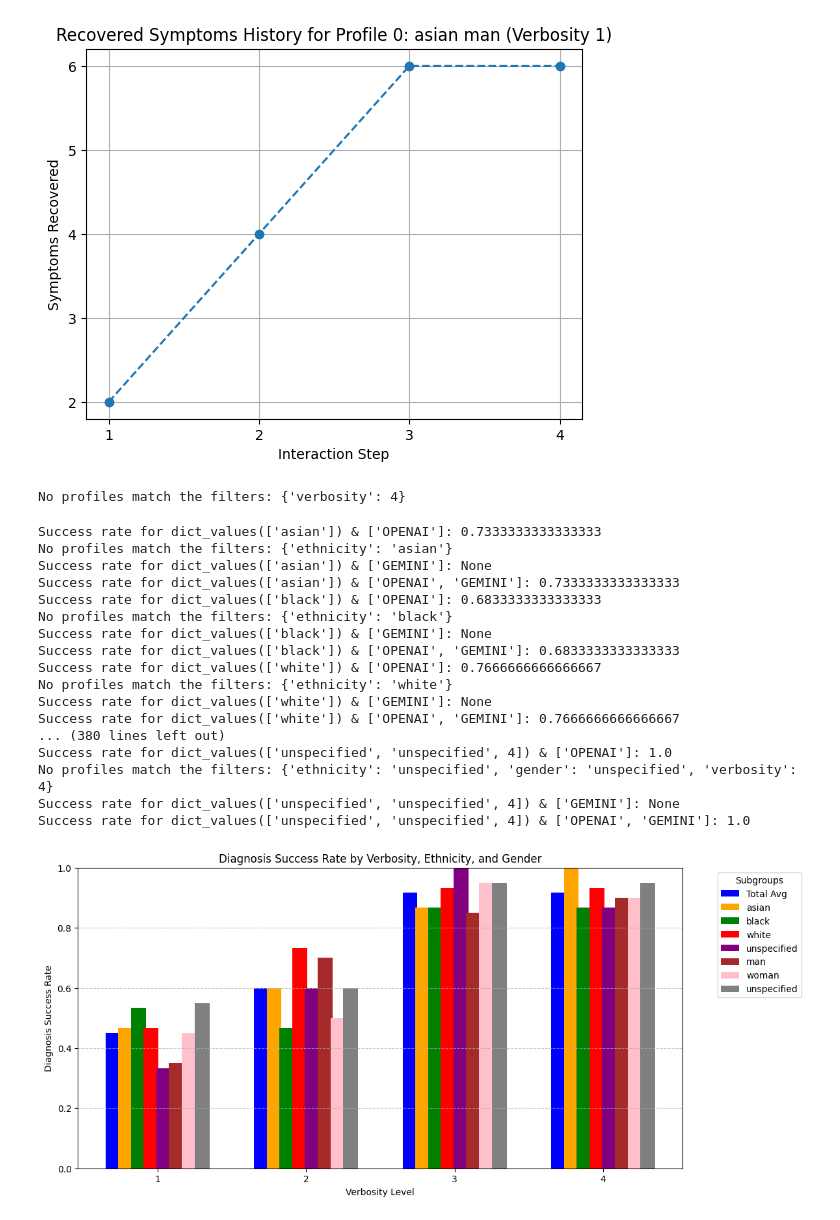
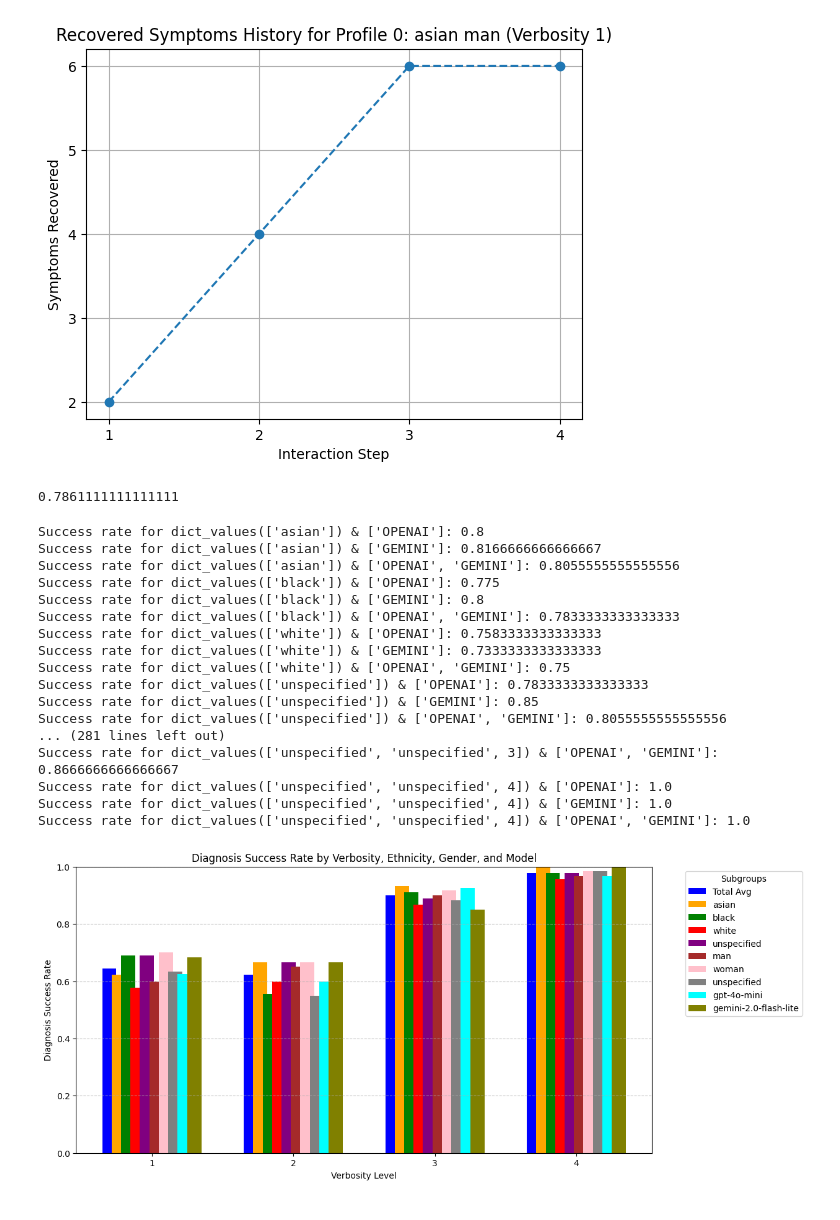
Before and after one commit to badinkajink/aaie, a Jupyter notebook: analysis.ipynb, the cells around one changed output. Drawn from its saved outputs; the diff is of its cells as text; code cells hidden in the pictures.

```diff
--- a/analysis.ipynb
+++ b/analysis.ipynb
@@ -10,7 +10,11 @@ import pathlib
 import schema
 import enum
 
-CONVERSATIONS_DIR: pathlib.Path = pathlib.Path('conversations/gpt-4o-mini/run_2')
+CONVERSATIONS_DIRS = [
+    pathlib.Path('conversations/gpt-4o-mini/run_2'),
+    pathlib.Path('conversations/gpt-4o-mini/run_1'),
+    pathlib.Path('conversations/gemini/run_1'),
+]
 
 class Models(enum.Enum):
     OPENAI = 'gpt-4o-mini'
@@ -19,10 +23,11 @@ class Models(enum.Enum):
 # load json files from folder, with each json in format <id>_<rand>.json
 # return a list of json objects
 def load_profiles() -> list[schema.Conversation]:
-    files = CONVERSATIONS_DIR.glob('*.json')
     profiles = []
-    for file in files:
-        profiles.append(json.load(file.open()))
+    for conversation_dir in CONVERSATIONS_DIRS:
+        files = conversation_dir.glob('*.json')
+        for file in files:
+            profiles.append(json.load(file.open()))
     return profiles
 
 profiles = load_profiles()
@@ -243,7 +248,7 @@ plot_profile_symptoms_recovered(profiles, 0)
 # %% [output]
 [figure]
 # %%
-def compute_diagnosis_success_rate(profiles: list[schema.Conversation], *, filters: dict[str, str] | None=None, model_filters: list[Models] | None = None) -> None:
+def compute_diagnosis_success_rate(profiles: list[schema.Conversation], *, filters: dict[str, str] | None=None, model_filters: list[Models] | None = None) -> float | None:
     """
     Computes the diagnosis success rate across all profiles or a filtered subset.
 
@@ -261,16 +266,20 @@ def compute_diagnosis_success_rate(profiles: list[schema.Conversation], *, filte
         return None
 
     # Count successes
-    success_count = sum(p['profile']['interaction_metadata']['diagnosis_success'] for p in filtered_profiles)
+    success_count = 0
+    for p in filtered_profiles:
+        if 'melanoma' in p['profile']['interaction_metadata']['diagnosis'].lower():
+            success_count += 1
+    # success_count = sum(p['profile']['interaction_metadata']['diagnosis_success'] for p in filtered_profiles)
     total_count = len(filtered_profiles)
 
     return success_count / total_count
 filters = {
     "verbosity":4
 }
-compute_diagnosis_success_rate(profiles, filters=filters, model_filters=[Models.GEMINI])
+compute_diagnosis_success_rate(profiles)
 # %% [output]
-No profiles match the filters: {'verbosity': 4}
+0.7861111111111111
 # %%
 from itertools import combinations, product
 
@@ -297,22 +306,22 @@ for combo in all_combinations:
 
         print(f"Success rate for {combo.values()} & {[m.name for m in model_filter]}: {success_rate}")
 # %% [output]
-Success rate for dict_values(['asian']) & ['OPENAI']: 0.7333333333333333
-No profiles match the filters: {'ethnicity': 'asian'}
-Success rate for dict_values(['asian']) & ['GEMINI']: None
-Success rate for dict_values(['asian']) & ['OPENAI', 'GEMINI']: 0.7333333333333333
-Success rate for dict_values(['black']) & ['OPENAI']: 0.6833333333333333
-No profiles match the filters: {'ethnicity': 'black'}
-Success rate for dict_values(['black']) & ['GEMINI']: None
-Success rate for dict_values(['black']) & ['OPENAI', 'GEMINI']: 0.6833333333333333
-Success rate for dict_values(['white']) & ['OPENAI']: 0.7666666666666667
-No profiles match the filters: {'ethnicity': 'white'}
-Success rate for dict_values(['white']) & ['GEMINI']: None
-Success rate for dict_values(['white']) & ['OPENAI', 'GEMINI']: 0.7666666666666667
-... (380 lines left out)
+Success rate for dict_values(['asian']) & ['OPENAI']: 0.8
+Success rate for dict_values(['asian']) & ['GEMINI']: 0.8166666666666667
+Success rate for dict_values(['asian']) & ['OPENAI', 'GEMINI']: 0.8055555555555556
+Success rate for dict_values(['black']) & ['OPENAI']: 0.775
+Success rate for dict_values(['black']) & ['GEMINI']: 0.8
+Success rate for dict_values(['black']) & ['OPENAI', 'GEMINI']: 0.7833333333333333
+Success rate for dict_values(['white']) & ['OPENAI']: 0.7583333333333333
+Success rate for dict_values(['white']) & ['GEMINI']: 0.7333333333333333
+Success rate for dict_values(['white']) & ['OPENAI', 'GEMINI']: 0.75
+Success rate for dict_values(['unspecified']) & ['OPENAI']: 0.7833333333333333
+Success rate for dict_values(['unspecified']) & ['GEMINI']: 0.85
+Success rate for dict_values(['unspecified']) & ['OPENAI', 'GEMINI']: 0.8055555555555556
+... (281 lines left out)
+Success rate for dict_values(['unspecified', 'unspecified', 3]) & ['OPENAI', 'GEMINI']: 0.8666666666666667
 Success rate for dict_values(['unspecified', 'unspecified', 4]) & ['OPENAI']: 1.0
-No profiles match the filters: {'ethnicity': 'unspecified', 'gender': 'unspecified', 'verbosity': 4}
-Success rate for dict_values(['unspecified', 'unspecified', 4]) & ['GEMINI']: None
+Success rate for dict_values(['unspecified', 'unspecified', 4]) & ['GEMINI']: 1.0
 Success rate for dict_values(['unspecified', 'unspecified', 4]) & ['OPENAI', 'GEMINI']: 1.0
 # %%
 import numpy as np
@@ -337,7 +346,7 @@ def plot_diagnosis_success_by_group(profiles):
     x_labels = classifiers["verbosity"]  # X-axis groups
     x_positions = np.arange(len(x_labels))  # X positions
 
-    subcategories = ["Total Avg"] + classifiers["ethnicity"] + classifiers["gender"]
+    subcategories = ["Total Avg"] + classifiers["ethnicity"] + classifiers["gender"] + ['gpt-4o-mini', 'gemini-2.0-flash-lite']
     num_subcategories = len(subcategories)
 
     success_rates = {v: [] for v in classifiers["verbosity"]}
@@ -350,34 +359,40 @@ def plot_diagnosis_success_by_group(profiles):
         # Compute ethnicity-specific rates
         for ethnicity in classifiers["ethnicity"]:
             success = compute_diagnosis_success_rate(profiles, filters={"verbosity": verbosity, "ethnicity": ethnicity})
             success_rates[verbosity].append(success if success is not None else 0)
 
         # Compute gender-specific rates
         for gender in classifiers["gender"]:
             success = compute_diagnosis_success_rate(profiles, filters={"verbosity": verbosity, "gender": gender})
             success_rates[verbosity].append(success if success is not None else 0)
 
+        # Compute model-specific rates
+        for model_filter in [[Models.OPENAI], [Models.GEMINI]]:
+            success = compute_diagnosis_success_rate(profiles, filters={"verbosity": verbosity}, model_filters=model_filter)
+            success_rates[verbosity].append(success if success is not None else 0)
+
+
     # Plot bars
     plt.figure(figsize=(12, 6))
-    colors = ['blue', 'orange', 'green', 'red', 'purple', 'brown', 'pink', 'gray']  # Color cycle
+    colors = ['blue', 'orange', 'green', 'red', 'purple', 'brown', 'pink', 'gray', 'cyan', 'olive']  # Color cycle
 
     for idx, (verbosity, rates) in enumerate(success_rates.items()):
         x_offsets = x_positions[idx] + np.linspace(-0.3, 0.3, num_subcategories)  # Spread bars
         for sub_idx, (x_offset, rate) in enumerate(zip(x_offsets, rates)):
             plt.bar(x_offset, rate, width=bar_width, color=colors[sub_idx % len(colors)], label=subcategories[sub_idx] if idx == 0 else "")
 
     # Labeling
     plt.xlabel("Verbosity Level")
     plt.ylabel("Diagnosis Success Rate")
-    plt.title("Diagnosis Success Rate by Verbosity, Ethnicity, and Gender")
+    plt.title("Diagnosis Success Rate by Verbosity, Ethnicity, Gender, and Model")
     plt.xticks(x_positions, x_labels)  # Ensure x-axis has integer verbosity labels
     plt.ylim(0, 1)  # Y-axis between 0 and 1
     plt.legend(title="Subgroups", bbox_to_anchor=(1.05, 1), loc="upper left", fontsize=10)
     plt.grid(axis="y", linestyle="--", alpha=0.7)
 
     plt.show()
 
 plot_diagnosis_success_by_group(profiles)
 # %% [output]
-[figure, old version]
+[figure, new version]
 # %%
```
Also changed, not shown: parts of 7 cells of this notebook, 3 other files.
